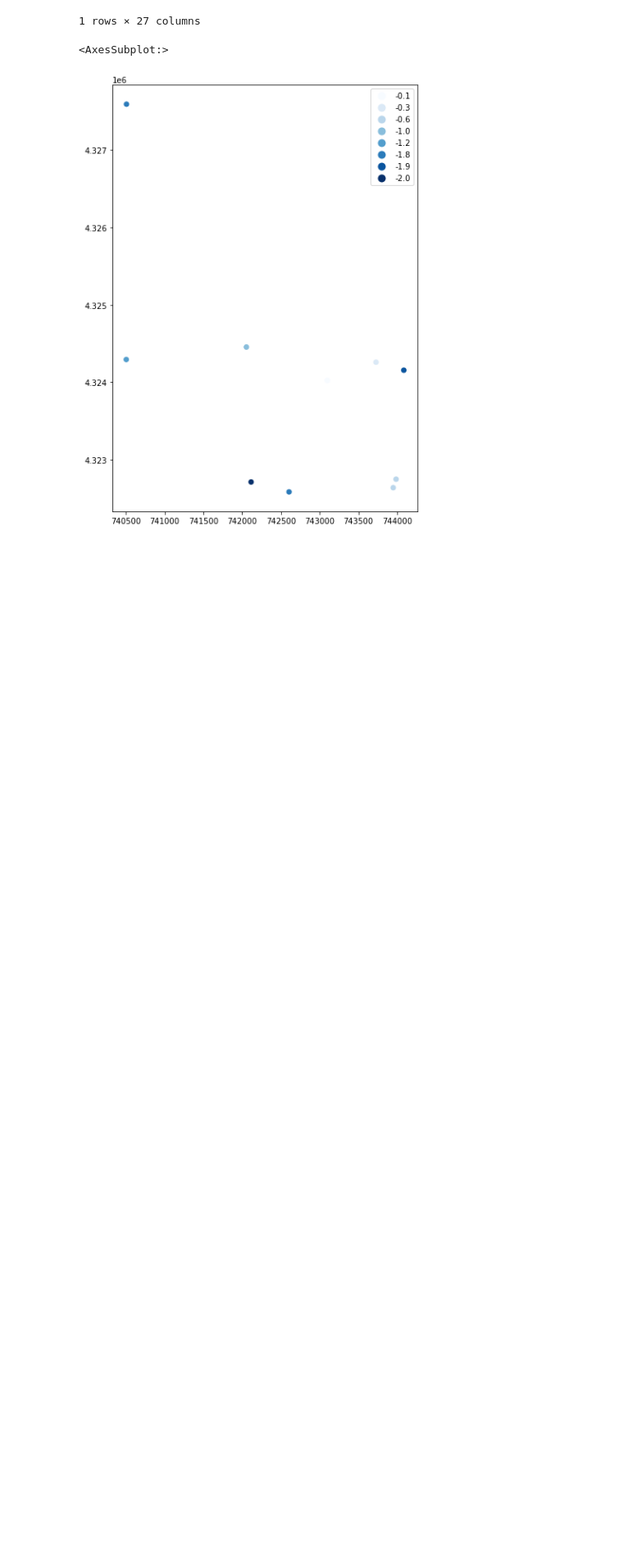
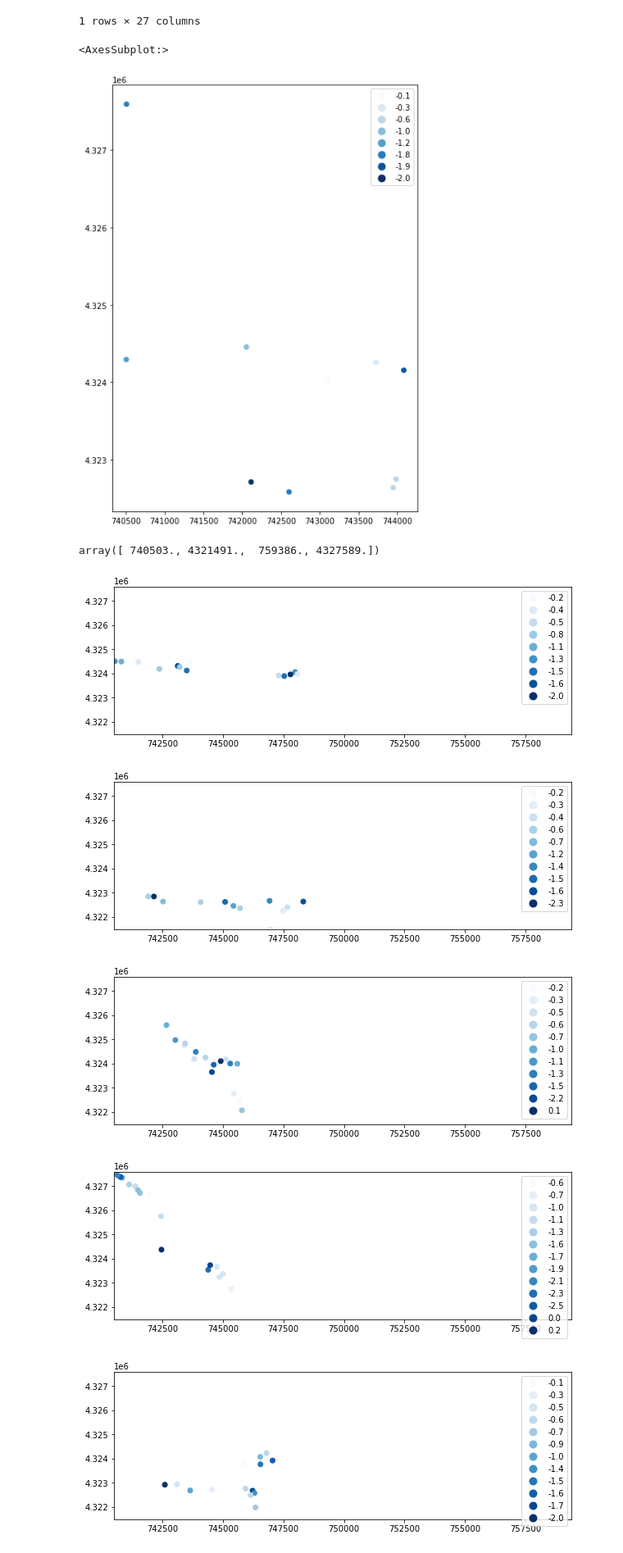
Before and after one commit to snowex-hackweek/hot-pow, a Jupyter notebook: contributors/Dillon_Ragar/pit_explore.ipynb, the cells around one changed output. Shown at 82% size. Cells and saved outputs as stored; diff of their text form; code cells hidden in the pictures; blank space fills up the shorter version.

Commit message:
plot surface temp for each day

```diff
--- a/contributors/Dillon_Ragar/pit_explore.ipynb
+++ b/contributors/Dillon_Ragar/pit_explore.ipynb
@@ -152,0 +150,20 @@ df.loc[(df['depth']==0) & (df['date']==datetime.date(2020, 2, 8))].plot(column='
+# %%
+df.total_bounds
+# %% [output]
+array([ 740503., 4321491.,  759386., 4327589.])
+# %%
+df = df.to_crs('EPSG:26912')
+# %%
+for day in df['date'].unique():
+    ax = df.loc[(df['depth']==0) & (df['date']==day)].plot(column='value',
+                                                        figsize=(10,10),
+                                                        legend=True,
+                                                        cmap='Blues')
+    ax.set_xlim((740503, 759386))
+    ax.set_ylim((4321491, 4327589))
+# %% [output]
+[figure, added]
+[figure, added]
+[figure, added]
+[figure, added]
+[figure, added]
```
Also changed, not shown: parts of 2 cells of this notebook.
